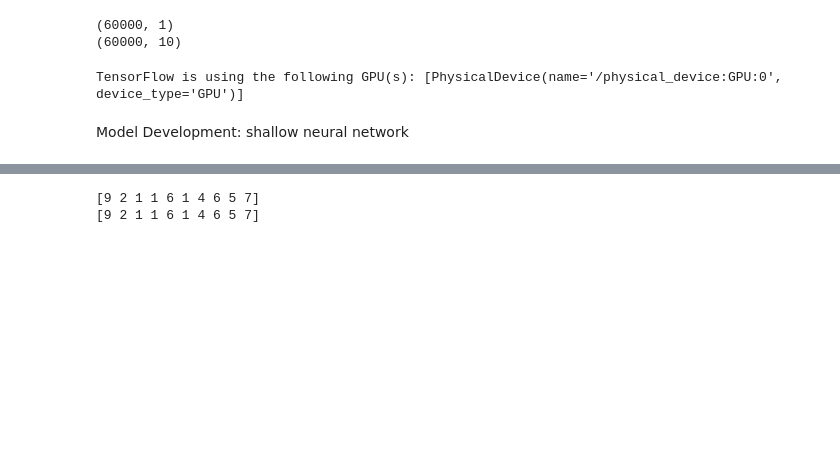
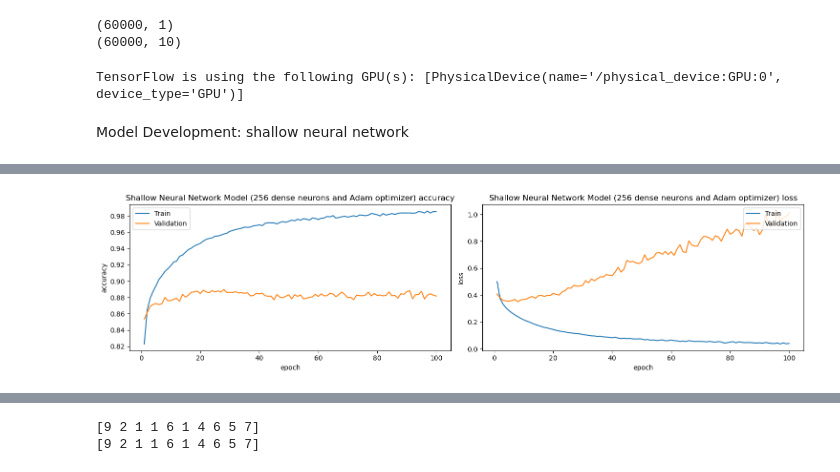
Before and after one commit to buddhathapa12/machine-learning, a Jupyter notebook: neural_network_Assignment3/E923Q669_Assignment3.ipynb, the cells around one changed output, grey strips where cells are left out. Drawn from its saved outputs; the diff is of its cells as text; code cells hidden in the pictures; blank space fills up the shorter version.

```diff
--- a/neural_network_Assignment3/E923Q669_Assignment3.ipynb
+++ b/neural_network_Assignment3/E923Q669_Assignment3.ipynb
@@ -89,2 +137,0 @@ shallow_nn_model.compile(optimizer='adam',
-# %%
-shallow_nn_model.fit(train_images, train_labels_onehot, epochs=10, batch_size= 32)
@@ -112,0 +138,13 @@ Epoch 10/10
+# %%
+#Shallow Neural Network Model 1
+shallow_nn_model2 = tf.keras.Sequential([
+    tf.keras.layers.Input(shape= (28, 28)),
+    tf.keras.layers.Flatten(),
+    tf.keras.layers.Dense(256, activation='relu'),
+    tf.keras.layers.Dense(10)
+])
+shallow_nn_model2.compile(optimizer='adam',
+              loss=tf.keras.losses.CategoricalCrossentropy(from_logits=True),
+              metrics=['accuracy'])
+
+shallow_nn2_history = shallow_nn_model2.fit(train_images, train_labels_onehot, epochs=100, validation_split= 0.2, batch_size= 32)
@@ -112,0 +206,4 @@ Epoch 10/10
+# %%
+PlotTrainAndValidationAccuracyAndLoss(shallow_nn2_history, "Shallow Neural Network Model (256 dense neurons and Adam optimizer)")
+# %% [output]
+[figure, added]
```
Also changed, not shown: parts of 25 cells of this notebook.
